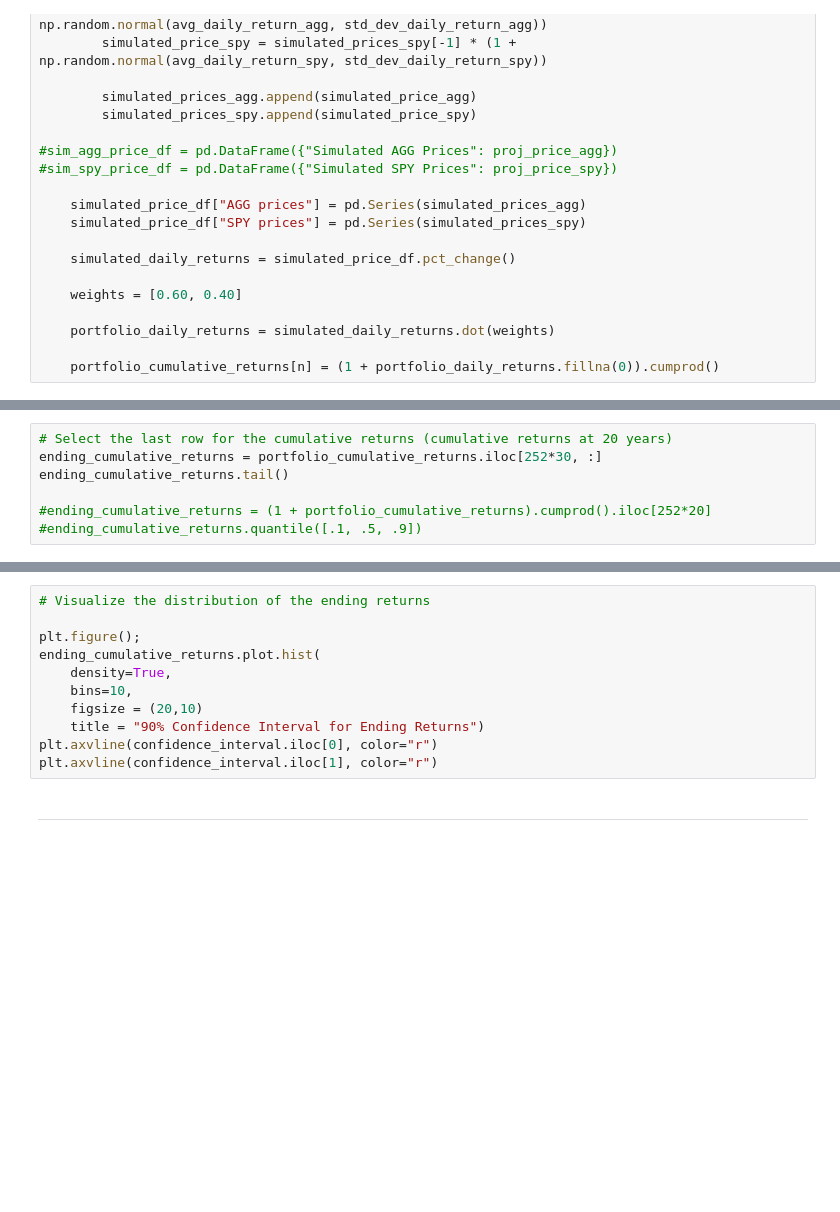
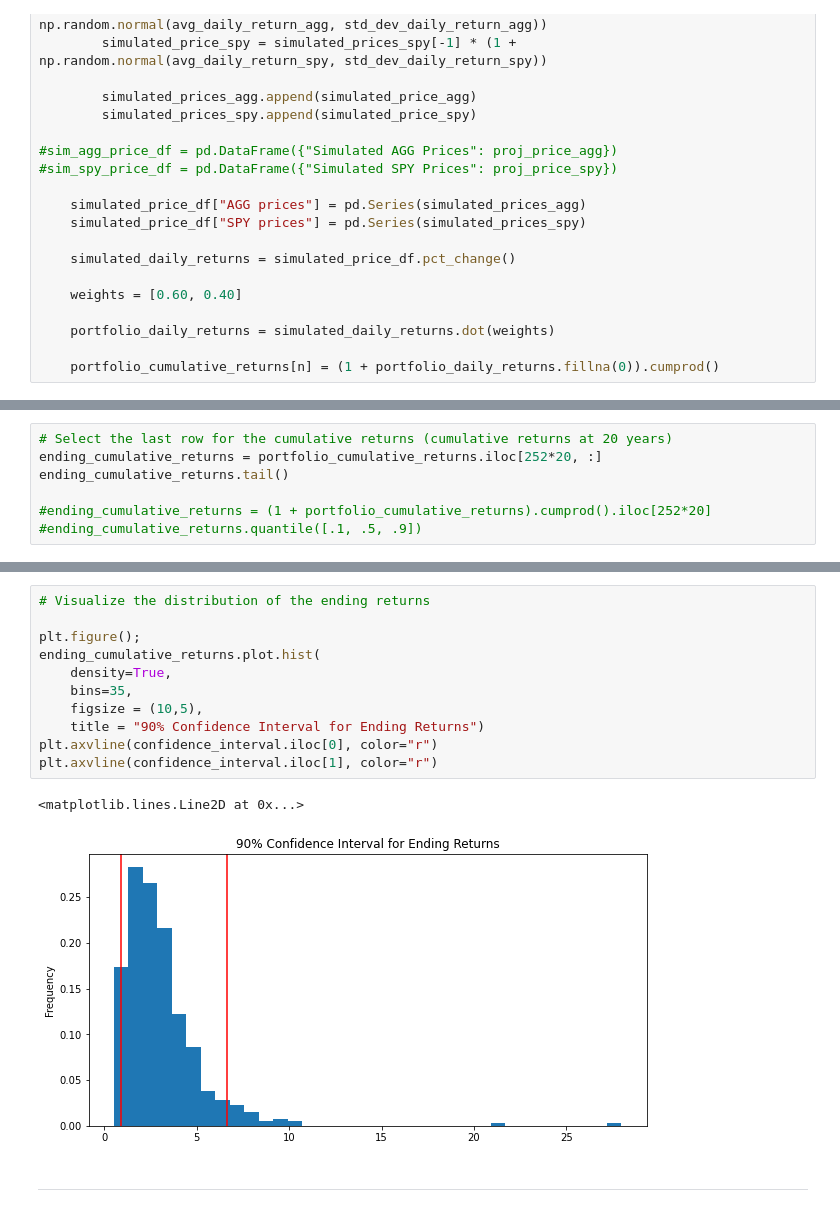
Before and after one commit to JessicaDeCunha/Retirement-Financial-Planning-using-APIs, a Jupyter notebook: completed_portfolio_planner.ipynb, the cells around one changed output, grey strips where cells are left out. Cells and saved outputs as stored; diff of their text form; blank space fills up the shorter version.

```diff
--- a/completed_portfolio_planner.ipynb
+++ b/completed_portfolio_planner.ipynb
@@ -177,6 +178,6 @@ portfolio_cumulative_returns.plot(legend=None, title=plot_title)
 # %%
 # Select the last row for the cumulative returns (cumulative returns at 20 years)
-ending_cumulative_returns = portfolio_cumulative_returns.iloc[252*30, :]
+ending_cumulative_returns = portfolio_cumulative_returns.iloc[252*20, :]
 ending_cumulative_returns.tail()
 
 #ending_cumulative_returns = (1 + portfolio_cumulative_returns).cumprod().iloc[252*20]
@@ -205,14 +206,17 @@ Name: 7560, dtype: float64
 # %%
 # Visualize the distribution of the ending returns
 
 plt.figure();
 ending_cumulative_returns.plot.hist(
     density=True,
-    bins=10,
-    figsize = (20,10)
+    bins=35,
+    figsize = (10,5),
     title = "90% Confidence Interval for Ending Returns")
 plt.axvline(confidence_interval.iloc[0], color="r")
 plt.axvline(confidence_interval.iloc[1], color="r")
+# %% [output]
+<matplotlib.lines.Line2D at 0x...>
+[figure, added]
 # %% [markdown]
 ---
 # %% [markdown]
```
Also changed, not shown: parts of 18 cells of this notebook, 7 other files.
